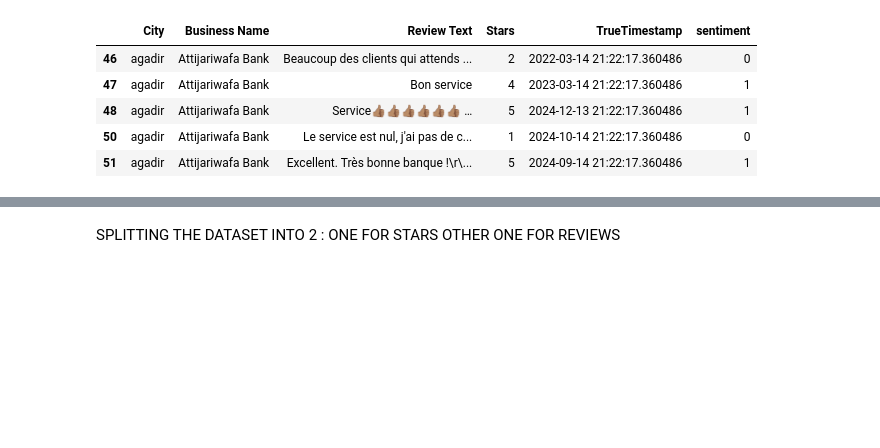
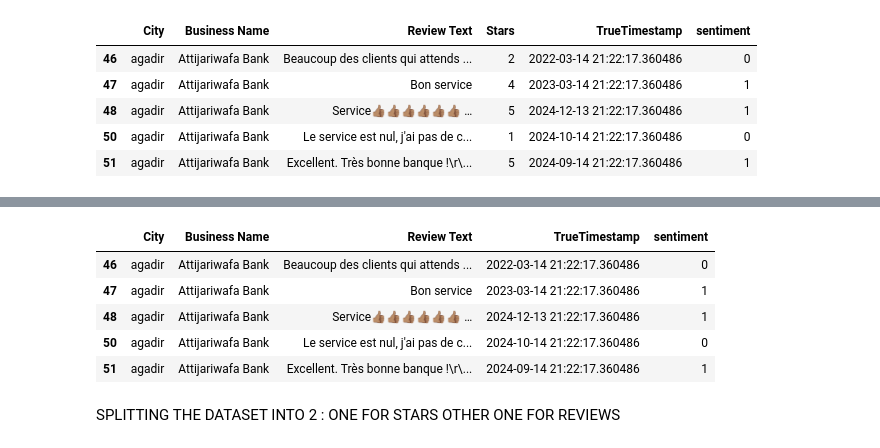
Before and after one commit to Badreddine-chihab/MoroccanBanks_ML, a Jupyter notebook: notebooks/cleaning.ipynb, the cells around one changed output, grey strips where cells are left out. Saved outputs shown, nothing was run; the diff lists cells and outputs as text; code cells hidden in the pictures; blank space fills up the shorter version.

```diff
--- a/notebooks/cleaning.ipynb
+++ b/notebooks/cleaning.ipynb
@@ -188,3 +187,18 @@ rawdata.head()
 | 48 | agadir | Attijariwafa Bank | Service👍🏽👍🏽👍🏽👍🏽👍🏽👍🏽 … | 5 | 2024-12-13 21:22:17.360486 | 1 |
 | 50 | agadir | Attijariwafa Bank | Le service est nul, j'ai pas de c... | 1 | 2024-10-14 21:22:17.360486 | 0 |
 | 51 | agadir | Attijariwafa Bank | Excellent. Très bonne banque !\r\... | 5 | 2024-09-14 21:22:17.360486 | 1 |
+# %%
+df_star = rawdata[["City", "Business Name", "Stars", "TrueTimestamp","sentiment"]]  # Star Dataset
+df_review = rawdata[["City", "Business Name", "Review Text", "TrueTimestamp","sentiment"]]  # Review Dataset
+
+# Save both datasets
+df_star.to_csv("../data/cleaned/star_dataset.csv", index=False)
+df_review.to_csv("../data/cleaned/review_dataset.csv", index=False)
+
+# Show first few rows for confirmation
+print("Star Dataset:")
+print(df_star.head())
+
+print("\nReview Dataset:")
+df_review.head()
+# %% [output]
@@ -191,3 +214,9 @@ rawdata.head()
+|  | City | Business Name | Review Text | TrueTimestamp | sentiment |
+| 46 | agadir | Attijariwafa Bank | Beaucoup des clients qui attends ... | 2022-03-14 21:22:17.360486 | 0 |
+| 47 | agadir | Attijariwafa Bank | Bon service | 2023-03-14 21:22:17.360486 | 1 |
+| 48 | agadir | Attijariwafa Bank | Service👍🏽👍🏽👍🏽👍🏽👍🏽👍🏽 … | 2024-12-13 21:22:17.360486 | 1 |
+| 50 | agadir | Attijariwafa Bank | Le service est nul, j'ai pas de c... | 2024-10-14 21:22:17.360486 | 0 |
+| 51 | agadir | Attijariwafa Bank | Excellent. Très bonne banque !\r\... | 2024-09-14 21:22:17.360486 | 1 |
 # %% [markdown]
 SPLITTING THE DATASET INTO 2 : ONE FOR STARS OTHER ONE FOR REVIEWS
 # %% [markdown]
```
Also changed, not shown: parts of 3 cells of this notebook, 8 other files.
